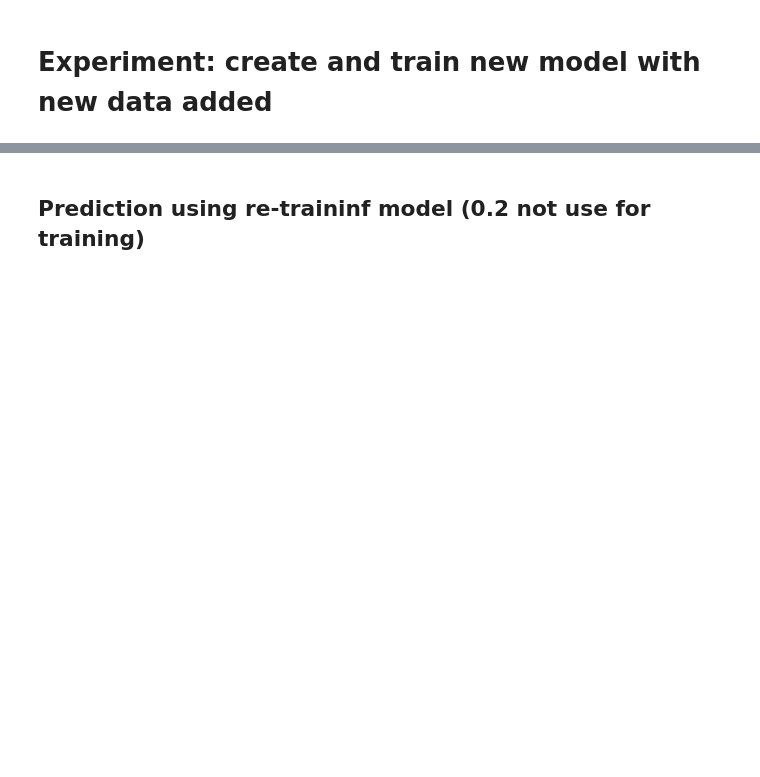
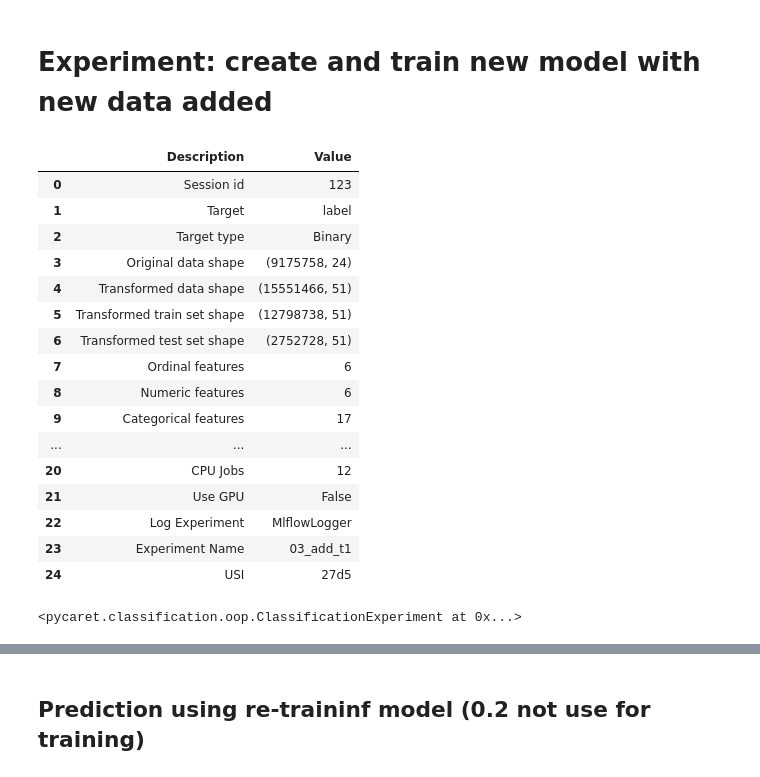
Before and after one commit to chun-yu-L/Credit-Card-Fraud-Prediction-2023, a Jupyter notebook: public_partial_fit.ipynb, the cells around one changed output, grey strips where cells are left out. Cells and saved outputs as stored; diff of their text form; code cells hidden in the pictures; blank space fills up the shorter version.

```diff
--- a/public_partial_fit.ipynb
+++ b/public_partial_fit.ipynb
@@ -30,9 +30,9 @@ def preprocess_dataframe(df):
     return df
 # %%
 # 讀取資料
-public_df = pd.read_csv('/Users/chunyu/Desktop/ESun_data_project/Other_lgbm_exp/public.csv')
-train_df = pd.read_csv('/Users/chunyu/Desktop/ESun_data_project/Other_lgbm_exp/training.csv')
-private_df = pd.read_csv('/Users/chunyu/Desktop/ESun_data_project/Other_lgbm_exp/private_1_processed.csv')
+public_df = pd.read_csv('../public.csv')
+train_df = pd.read_csv('../training.csv')
+private_df = pd.read_csv('../private_1_processed.csv')
 
 # 準備上傳用資料(只保留 txkey 欄位df)
 final_df = private_df[['txkey']]
@@ -274,9 +274,28 @@ train_cb = pd.concat([train_df, public_train_df], ignore_index=True)
 # %%
 # init setup on exp
 exp.setup(train_cb, target='label',
           fix_imbalance=True, fix_imbalance_method='RandomOverSampler',
-          n_jobs=7,
+          n_jobs=12,
           fold=5,
           log_experiment=True, experiment_name='03_add_t1',
           session_id=123)
+# %% [output]
+|  | Description | Value |
+| 0 | Session id | 123 |
+| 1 | Target | label |
+| 2 | Target type | Binary |
+| 3 | Original data shape | (9175758, 24) |
+| 4 | Transformed data shape | (15551466, 51) |
+| 5 | Transformed train set shape | (12798738, 51) |
+| 6 | Transformed test set shape | (2752728, 51) |
+| 7 | Ordinal features | 6 |
+| 8 | Numeric features | 6 |
+| 9 | Categorical features | 17 |
+| ... | ... | ... |
+| 20 | CPU Jobs | 12 |
+| 21 | Use GPU | False |
+| 22 | Log Experiment | MlflowLogger |
+| 23 | Experiment Name | 03_add_t1 |
+| 24 | USI | 27d5 |
+<pycaret.classification.oop.ClassificationExperiment at 0x...>
 # %%
```
Also changed, not shown: parts of 8 cells of this notebook.
